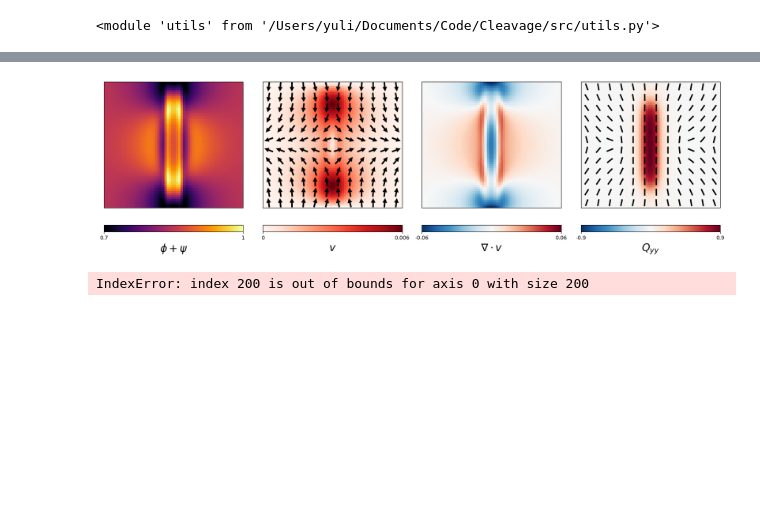
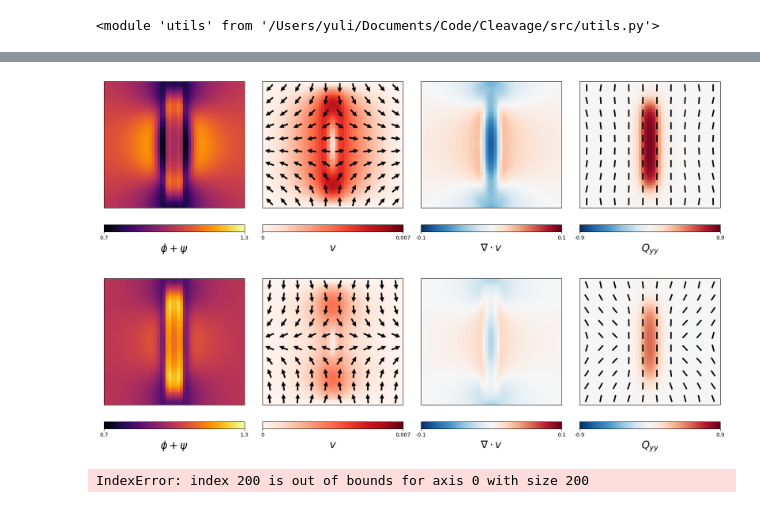
Before and after one commit to Irene-Li/Zebrafish_cleavage, a Jupyter notebook: notebooks/double_actin_gel_carhoA.ipynb, the cells around one changed output, grey strips where cells are left out. Cells and saved outputs as stored; diff of their text form; code cells hidden in the pictures; blank space fills up the shorter version.

```diff
--- a/notebooks/double_actin_gel_carhoA.ipynb
+++ b/notebooks/double_actin_gel_carhoA.ipynb
@@ -32,7 +33,7 @@ source =1*(left_transition + right_transition) *(top_transition + bottom_transit
 def add_cbar(ax, im, vmin, vmax, label):
     cbar = plt.colorbar(im, ax=ax, location='bottom', pad=0.1)
     cbar.set_ticks([vmin, vmax])
-    cbar.set_ticklabels([f'{vmin:.1g}', f'{vmax:.1g}'])
+    cbar.set_ticklabels([f'{vmin:.2g}', f'{vmax:.2g}'])
     cbar.set_label(label, fontsize=20)
     return cbar
 # %%
@@ -115,0 +200,31 @@ plt.show()
+# %%
+plt.rcParams.update({'font.size': 14})
+
+
+import matplotlib.pyplot as plt
+from matplotlib.colors import LinearSegmentedColormap
+
+def two_color_colormap(color1, color2, name="custom_cmap"):
+    """
+    Create a linear colormap between two colors.
+
+    Parameters:
+        color1 (str or tuple): First color (e.g., "blue" or (0.1, 0.2, 0.5)).
+        color2 (str or tuple): Second color (e.g., "red" or (0.8, 0.2, 0.3)).
+        name (str): Name of the colormap.
+
+    Returns:
+        LinearSegmentedColormap: A matplotlib colormap object.
+    """
+    return LinearSegmentedColormap.from_list(name, [color1, color2])
+
+# Example usage
+tabblue_mediumvioletred_cmap = two_color_colormap("mediumvioletred", "tab:blue")
+
+plt.figure(figsize=(4, 3))
+plt.scatter(velocities/velocities[1], widths/widths[1], c=(np.array(param_sets)-1), s=50, cmap=tabblue_mediumvioletred_cmap)
+plt.colorbar(label=r'$\bar{Q}^2$ in the cable')
+plt.xlabel('Normalized Velocity')
+plt.ylabel('Normalized Depletion Width')
+plt.savefig('../figures/velocity_depletion_width.svg')
+plt.show()
@@ -169,19 +316,27 @@ def plot_frame(n_samples, rho, div_v, vx, vy, nx, ny, Qxx, filename, stride=3):
     plt.show()
 # %%
 t = -1
+
+min_max_dict = {
+    'density': [0.7, 1.3],
+    'velocity': [0, 0.007],
+    'compression': [-0.1, 0.1],
+    'Q_yy': [-0.9, 0.9],
+}
 
 for i, data in enumerate(sim_results):
     rho, rho2, vx, vy, Q, q = np.rollaxis(data[t], -1)
     nx, ny = utils.nematic_to_vector(Q, q)
 
     div_v = np.gradient(vy, axis=0)/(1/n_samples) + \
         np.gradient(vx, axis=1)/(1/n_samples)
 
-    filename = f'../figures/caRhoA_{i+1}.svg'
+    filename = f'../figures/caRhoA_{i+1}.png'
     plot_frame(n_samples, rho+rho2, -div_v, vx, vy,
-            nx, ny, Q, filename=filename, stride=5)
+            nx, ny, Q, filename=filename, stride=5, min_max_dict=min_max_dict)
 # %% [output]
-[figure, old version]
+[figure, new version]
+[figure, added]
 # %%
 rho2 = data[:, 24, :, 1]
 rho1 = data[:, 24, :, 0]
```
Also changed, not shown: parts of 9 cells of this notebook, 4 other files.
